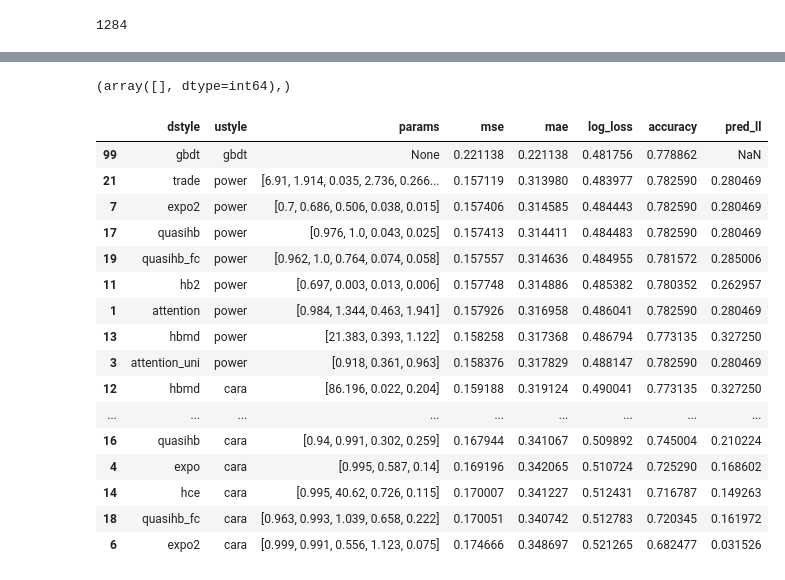
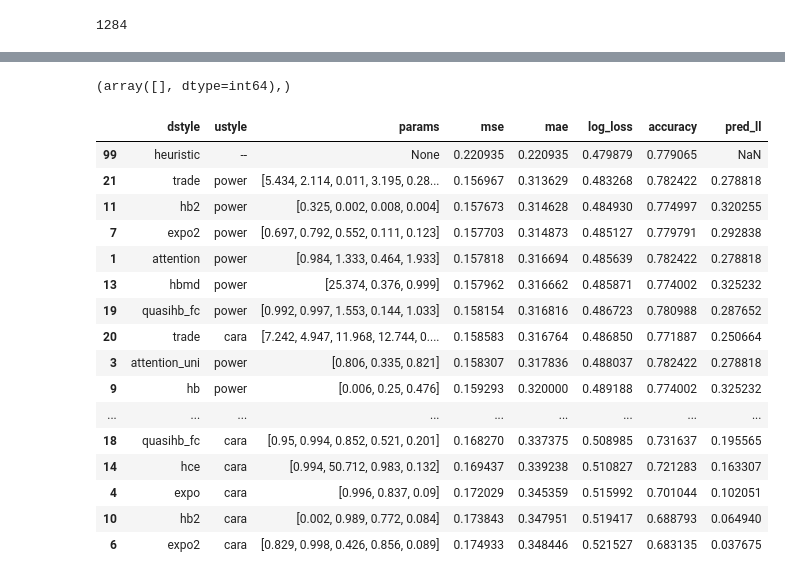
Before and after one commit to zarkwang/attention_discount_project, a Jupyter notebook: model/mpl_analysis_2.ipynb, the cells around one changed output, grey strips where cells are left out. Saved outputs shown, nothing was run; the diff lists cells and outputs as text; code cells hidden in the pictures.

```diff
--- a/model/mpl_analysis_2.ipynb
+++ b/model/mpl_analysis_2.ipynb
@@ -102,8 +97,15 @@ GridSearchCV(cv=[(array([    0,     1,     2, ..., 27462, 27463, 27464]),
                       'neg_mean_squared_error'],
              verbose=3)
 # %%
-gbdt_result = {'dstyle': 'gbdt',
-            'ustyle': 'gbdt',
+# Save the XGBoost model and check the feature importance
+bst_model = grid_search.best_estimator_
+
+with open('my_model_2.pkl', 'wb') as f:
+    pickle.dump(bst_model, f)
+
+
+heuristic_kf_dict = {'dstyle': 'heuristic',
+            'ustyle': '--',
             'params': None,
             'accuracy': grid_search.cv_results_['mean_test_accuracy'][0],
             'log_loss': -grid_search.cv_results_['mean_test_neg_log_loss'][0],
@@ -111,11 +113,5 @@ gbdt_result = {'dstyle': 'gbdt',
             'mae':-grid_search.cv_results_['mean_test_neg_mean_absolute_error'][0]
             }
 
-print(f"Best parameters: {grid_search.best_params_}")
-print(gbdt_result)
-
-bst_model = grid_search.best_estimator_
 xgb.plot_importance(bst_model)
-with open('my_model_2.pkl', 'wb') as f:
-    pickle.dump(bst_model, f)
 # %% [output]
@@ -154,44 +124,36 @@ test_heuristic_dict
 # %%
 # Fit data by distounted utility model and trade-off model
-dstyle_list = list(cross_valid.estimation.config_param['discount_func'].keys())
-ustyle_list = list(cross_valid.estimation.config_param['utility_func'].keys())
-style_list = [{"dstyle":dstyle_list[i],
-               "ustyle":ustyle_list[j],
-               "method":'logit',
-               "intercept":False}
-              for i in range(len(dstyle_list)) for j in range(len(ustyle_list))]
+style_list = cross_valid.estimation.gen_style_list()
+train_sample = data_prepare.train_sample
 
-kf = cross_valid.KFvalidation(style=style_list,data=train_sample,cv=cv,n_jobs=4,n_max_attempt=10)
+kf = cross_valid.KFvalidation(style=style_list,data=train_sample,cv=cv,n_jobs=4)
 kf.fit()
-# %%
-np.where(kf.success==False)
-# %% [output]
-(array([], dtype=int64),)
+# %%
+# Check if some of the fits fail to converge
+np.where(kf.success==False)
+# %% [output]
+(array([], dtype=int64),)
 # %%
 # Compare models: Cross-validation result
 kf_result_df = kf.summary()
-kf_result_df['dstyle'] = kf_result_df['style'].apply(lambda x:x['dstyle'])
-kf_result_df['ustyle'] = kf_result_df['style'].apply(lambda x:x['ustyle'])
-df_cols = kf_result_df.columns.tolist()
-df_cols = df_cols[-2:] + df_cols[:-2]
-kf_result = kf_result_df.reindex(columns=df_cols).drop('style',axis=1)
-kf_result = pd.concat([kf_result,pd.DataFrame(gbdt_result,index=[99])]).sort_values('log_loss')
+kf_result = kf_result_df.drop('style',axis=1)
+kf_result = pd.concat([kf_result,pd.DataFrame(heuristic_kf_dict,index=[99])]).sort_values('log_loss')
 kf_result
 # %% [output]
 |  | dstyle | ustyle | params | mse | mae | log_loss | accuracy | pred_ll |
-| 99 | gbdt | gbdt | None | 0.221138 | 0.221138 | 0.481756 | 0.778862 | NaN |
-| 21 | trade | power | [6.91, 1.914, 0.035, 2.736, 0.266... | 0.157119 | 0.313980 | 0.483977 | 0.782590 | 0.280469 |
-| 7 | expo2 | power | [0.7, 0.686, 0.506, 0.038, 0.015] | 0.157406 | 0.314585 | 0.484443 | 0.782590 | 0.280469 |
-| 17 | quasihb | power | [0.976, 1.0, 0.043, 0.025] | 0.157413 | 0.314411 | 0.484483 | 0.782590 | 0.280469 |
-| 19 | quasihb_fc | power | [0.962, 1.0, 0.764, 0.074, 0.058] | 0.157557 | 0.314636 | 0.484955 | 0.781572 | 0.285006 |
-| 11 | hb2 | power | [0.697, 0.003, 0.013, 0.006] | 0.157748 | 0.314886 | 0.485382 | 0.780352 | 0.262957 |
-| 1 | attention | power | [0.984, 1.344, 0.463, 1.941] | 0.157926 | 0.316958 | 0.486041 | 0.782590 | 0.280469 |
-| 13 | hbmd | power | [21.383, 0.393, 1.122] | 0.158258 | 0.317368 | 0.486794 | 0.773135 | 0.327250 |
-| 3 | attention_uni | power | [0.918, 0.361, 0.963] | 0.158376 | 0.317829 | 0.488147 | 0.782590 | 0.280469 |
-| 12 | hbmd | cara | [86.196, 0.022, 0.204] | 0.159188 | 0.319124 | 0.490041 | 0.773135 | 0.327250 |
+| 99 | heuristic | -- | None | 0.220935 | 0.220935 | 0.479879 | 0.779065 | NaN |
+| 21 | trade | power | [5.434, 2.114, 0.011, 3.195, 0.28... | 0.156967 | 0.313629 | 0.483268 | 0.782422 | 0.278818 |
+| 11 | hb2 | power | [0.325, 0.002, 0.008, 0.004] | 0.157673 | 0.314628 | 0.484930 | 0.774997 | 0.320255 |
+| 7 | expo2 | power | [0.697, 0.792, 0.552, 0.111, 0.123] | 0.157703 | 0.314873 | 0.485127 | 0.779791 | 0.292838 |
+| 1 | attention | power | [0.984, 1.333, 0.464, 1.933] | 0.157818 | 0.316694 | 0.485639 | 0.782422 | 0.278818 |
+| 13 | hbmd | power | [25.374, 0.376, 0.999] | 0.157962 | 0.316662 | 0.485871 | 0.774002 | 0.325232 |
+| 19 | quasihb_fc | power | [0.992, 0.997, 1.553, 0.144, 1.033] | 0.158154 | 0.316816 | 0.486723 | 0.780988 | 0.287652 |
+| 20 | trade | cara | [7.242, 4.947, 11.968, 12.744, 0.... | 0.158583 | 0.316764 | 0.486850 | 0.771887 | 0.250664 |
+| 3 | attention_uni | power | [0.806, 0.335, 0.821] | 0.158307 | 0.317836 | 0.488037 | 0.782422 | 0.278818 |
+| 9 | hb | power | [0.006, 0.25, 0.476] | 0.159293 | 0.320000 | 0.489188 | 0.774002 | 0.325232 |
 | ... | ... | ... | ... | ... | ... | ... | ... | ... |
-| 16 | quasihb | cara | [0.94, 0.991, 0.302, 0.259] | 0.167944 | 0.341067 | 0.509892 | 0.745004 | 0.210224 |
-| 4 | expo | cara | [0.995, 0.587, 0.14] | 0.169196 | 0.342065 | 0.510724 | 0.725290 | 0.168602 |
-| 14 | hce | cara | [0.995, 40.62, 0.726, 0.115] | 0.170007 | 0.341227 | 0.512431 | 0.716787 | 0.149263 |
-| 18 | quasihb_fc | cara | [0.963, 0.993, 1.039, 0.658, 0.222] | 0.170051 | 0.340742 | 0.512783 | 0.720345 | 0.161972 |
-| 6 | expo2 | cara | [0.999, 0.991, 0.556, 1.123, 0.075] | 0.174666 | 0.348697 | 0.521265 | 0.682477 | 0.031526 |
+| 18 | quasihb_fc | cara | [0.95, 0.994, 0.852, 0.521, 0.201] | 0.168270 | 0.337375 | 0.508985 | 0.731637 | 0.195565 |
+| 14 | hce | cara | [0.994, 50.712, 0.983, 0.132] | 0.169437 | 0.339238 | 0.510827 | 0.721283 | 0.163307 |
+| 4 | expo | cara | [0.996, 0.837, 0.09] | 0.172029 | 0.345359 | 0.515992 | 0.701044 | 0.102051 |
+| 10 | hb2 | cara | [0.002, 0.989, 0.772, 0.084] | 0.173843 | 0.347951 | 0.519417 | 0.688793 | 0.064940 |
+| 6 | expo2 | cara | [0.829, 0.998, 0.426, 0.856, 0.089] | 0.174933 | 0.348446 | 0.521527 | 0.683135 | 0.037675 |
```
Also changed, not shown: parts of 11 cells of this notebook, 17 other files.
